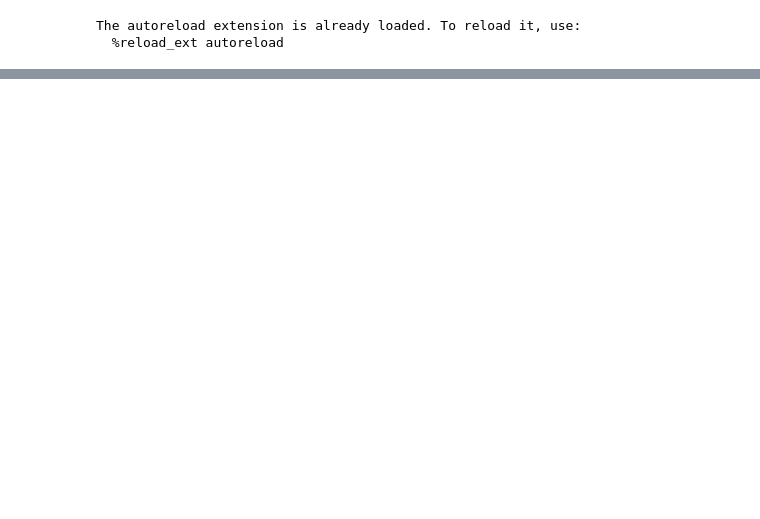
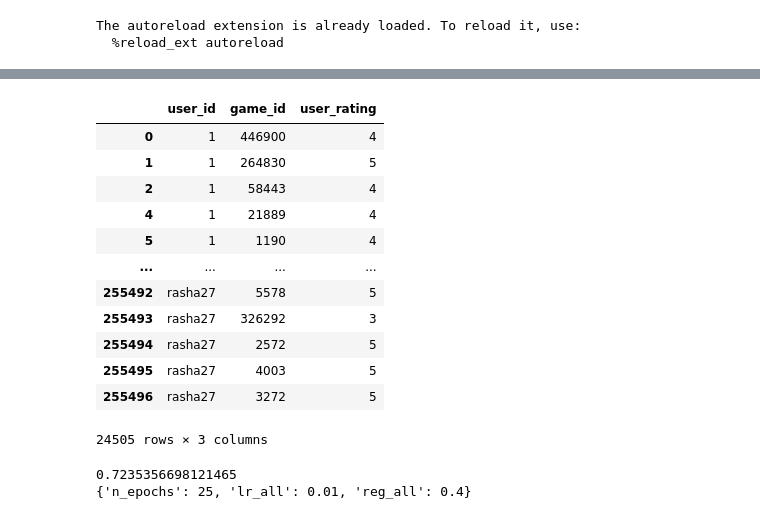
Before and after one commit to Agnes-Lain/game_one, a Jupyter notebook: gl-test-package.ipynb, the cells around one changed output, grey strips where cells are left out. Cells and saved outputs as stored; diff of their text form; code cells hidden in the pictures; blank space fills up the shorter version.

```diff
--- a/gl-test-package.ipynb
+++ b/gl-test-package.ipynb
@@ -7,3 +9,11 @@ from game_one.model_cfm_predict import CFMPredict
 # %% [output]
 The autoreload extension is already loaded. To reload it, use:
   %reload_ext autoreload
+# %%
+from game_one.model_cfm_train import CFMTrain
+test =  CFMTrain()
+CFMTrain.load_data(test)
+CFMTrain.get_ratings_and_meta(test)
+CFMTrain.get_surprise_data(test)
+CFMTrain.run_model(test)
+CFMTrain.save_model(test)
@@ -9,0 +57,31 @@ The autoreload extension is already loaded. To reload it, use:
+# %%
+test.surprise_data.df
+# %% [output]
+|  | user_id | game_id | user_rating |
+| 0 | 1 | 446900 | 4 |
+| 1 | 1 | 264830 | 5 |
+| 2 | 1 | 58443 | 4 |
+| 4 | 1 | 21889 | 4 |
+| 5 | 1 | 1190 | 4 |
+| ... | ... | ... | ... |
+| 255492 | rasha27 | 5578 | 5 |
+| 255493 | rasha27 | 326292 | 3 |
+| 255494 | rasha27 | 2572 | 5 |
+| 255495 | rasha27 | 4003 | 5 |
+| 255496 | rasha27 | 3272 | 5 |
+24505 rows × 3 columns
+# %%
+param_grid = {'n_epochs': [5, 10, 15, 20, 25, 30], 'lr_all': [0.002, 0.005, 0.01],
+              'reg_all': [0.4, 0.6]}
+gs = GridSearchCV(SVD, param_grid, measures=['mae'], cv=10, n_jobs=-1)
+
+gs.fit(test.surprise_data)
+
+# best RMSE score
+print(gs.best_score['mae'])
+
+# combination of parameters that gave the best RMSE score
+print(gs.best_params['mae'])
+# %% [output]
+0.7235356698121465
+{'n_epochs': 25, 'lr_all': 0.01, 'reg_all': 0.4}
```
Also changed, not shown: parts of 14 cells of this notebook, 28 other files.
